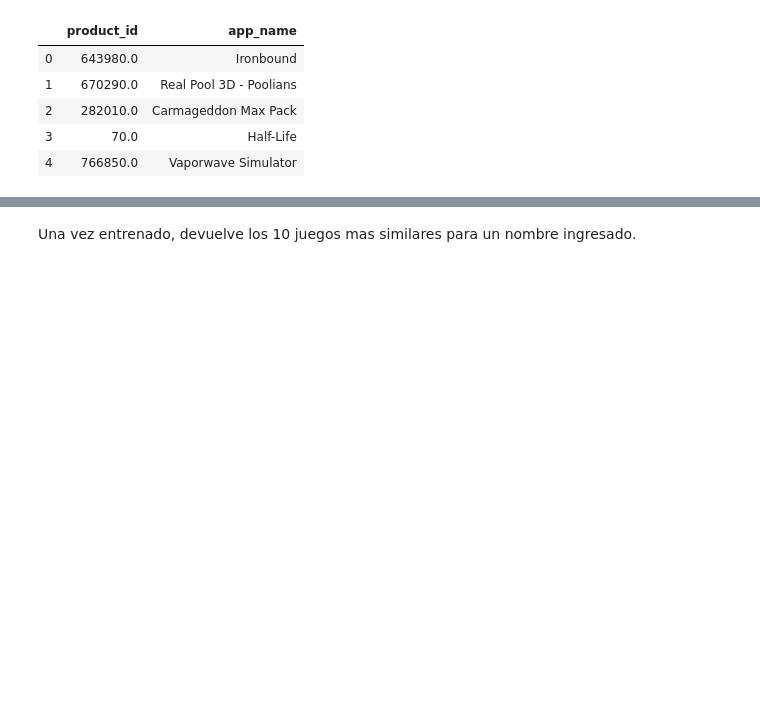
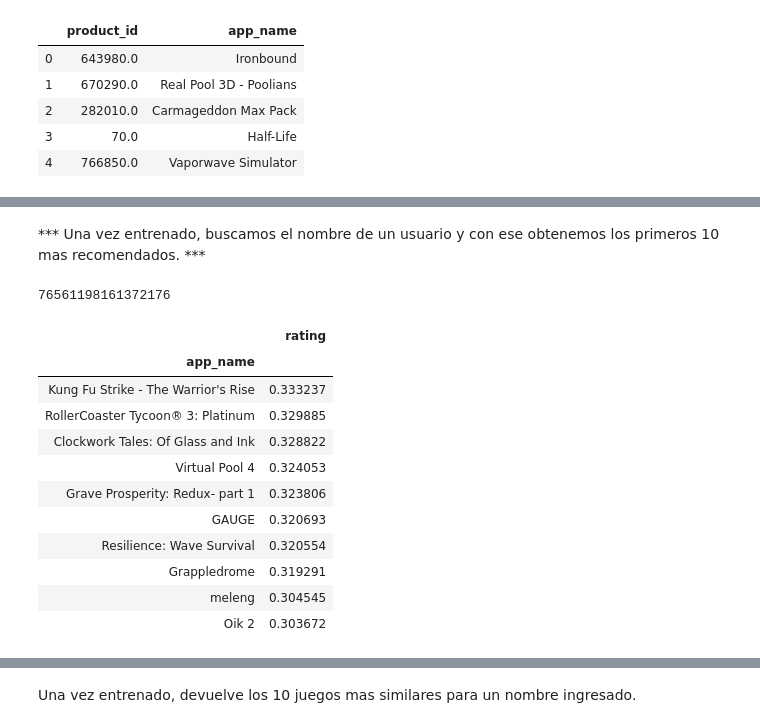
Before and after one commit to mnuclle/DiploDatos, a Jupyter notebook: 07 - Sistemas de Recomendación/Practico2/practico_2.ipynb, the cells around one changed output, grey strips where cells are left out. Cells and saved outputs as stored; diff of their text form; code cells hidden in the pictures; blank space fills up the shorter version.

```diff
--- a/07 - Sistemas de Recomendación/Practico2/practico_2.ipynb
+++ b/07 - Sistemas de Recomendación/Practico2/practico_2.ipynb
@@ -365,0 +397,45 @@ game_titles = dict(zip(game_data_map['product_id'], game_data_map['app_name']))
+# %%
+pd.set_option('display.float_format', lambda x: '%f' % x)
+# %%
+Mapping_file = dict(zip(game_data_map.app_name.tolist(),game_data_map.product_id.tolist()))
+# %%
+def pred_user_rating(ui):
+    if ui in users.user_id.unique():
+        ui_list = reviews_short[reviews_short.user_id == ui].product_id.tolist()
+        d = {k: v for k,v in Mapping_file.items() if not v in ui_list}
+        predictedL = []
+        for i, j in d.items():
+            predicted = algorithm.predict(ui, j)
+            predictedL.append((i, predicted[3]))
+        pdf = pd.DataFrame(predictedL, columns = ['app_name', 'rating'])
+        pdf.sort_values('rating', ascending=False, inplace=True)
+        pdf.set_index('app_name', inplace=True)
+        return pdf.head(10)
+    else:
+        print("User Id does not exist in the list!")
+        return None
+# %% [markdown]
+*** Una vez entrenado, buscamos el nombre de un usuario y con ese obtenemos los primeros 10 mas recomendados. ***
+# %%
+# check the preferences of a particular user
+user = 'brotherdave84'
+user_id = users[users['username']==user]
+user_id_float = int(user_id['user_id'])
+user_id_float
+# %% [output]
+76561198161372176
+# %%
+pred_user_rating(user_id_float)
+# %% [output]
+|  | rating |
+| app_name |  |
+| Kung Fu Strike - The Warrior's Rise | 0.333237 |
+| RollerCoaster Tycoon® 3: Platinum | 0.329885 |
+| Clockwork Tales: Of Glass and Ink | 0.328822 |
+| Virtual Pool 4 | 0.324053 |
+| Grave Prosperity: Redux- part 1 | 0.323806 |
+| GAUGE | 0.320693 |
+| Resilience: Wave Survival | 0.320554 |
+| Grappledrome | 0.319291 |
+| meleng | 0.304545 |
+| Oik 2 | 0.303672 |
```
Also changed, not shown: parts of 12 cells of this notebook.
